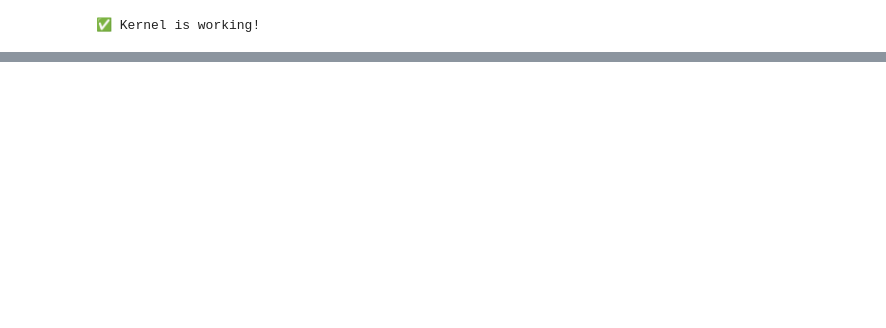
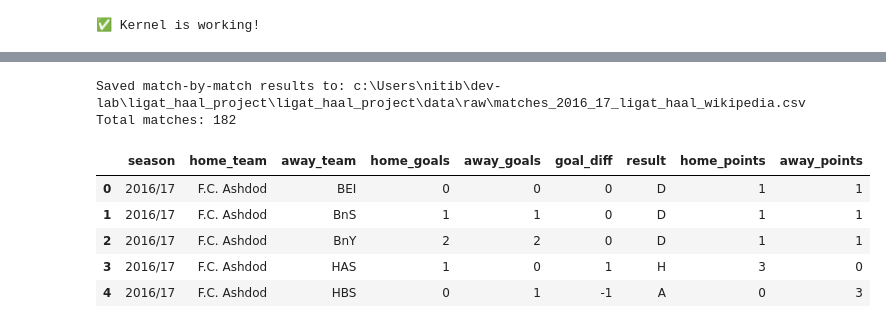
Before and after one commit to Nitaybenadmon123/ligat_haal_project, a Jupyter notebook: ligat_haal_project/notebooks/ligat_haal_project_refactored.ipynb, the cells around one changed output, grey strips where cells are left out. Cells and saved outputs as stored; diff of their text form; code cells hidden in the pictures; blank space fills up the shorter version.

```diff
--- a/ligat_haal_project/notebooks/ligat_haal_project_refactored.ipynb
+++ b/ligat_haal_project/notebooks/ligat_haal_project_refactored.ipynb
@@ -262,0 +885,80 @@ print("✅ Kernel is working!")
+# %%
+# Scrape 2016/17 Ligat Ha'al match-by-match results from Wikipedia and save as CSV
+import pandas as pd
+import requests
+from bs4 import BeautifulSoup
+from pathlib import Path
+import re
+
+# Fetch and parse the Wikipedia page
+url = "https://en.wikipedia.org/wiki/2016%E2%80%9317_Israeli_Premier_League"
+resp = requests.get(url, headers={"User-Agent": "Mozilla/5.0"}, timeout=30)
+resp.raise_for_status()
+soup = BeautifulSoup(resp.text, "lxml")
+
+# Find the results matrix table by checking the first header cell
+results_table = None
+for table in soup.find_all("table", class_="wikitable"):
+    first_row = table.find("tr")
+    if first_row:
+        first_cell = first_row.find("th")
+        if first_cell and ("Home \\ Away" in first_cell.text or "Home / Away" in first_cell.text):
+            results_table = table
+            break
+
+if not results_table:
+    raise ValueError("Could not find results matrix table on Wikipedia page.")
+
+# Parse teams from the first column and first row
+rows = results_table.find_all("tr")
+team_names = [td.get_text(strip=True) for td in rows[0].find_all("th")][1:]
+
+# Build match list
+matches = []
+for i, row in enumerate(rows[1:]):
+    cells = row.find_all(["th", "td"])
+    home_team = cells[0].get_text(strip=True)
+    for j, cell in enumerate(cells[1:]):
+        away_team = team_names[j]
+        score = cell.get_text(strip=True)
+        # Only add if score looks like a result (e.g., '2–1')
+        if re.match(r"^\d+\s*[–-]\s*\d+$", score):
+            home_goals, away_goals = re.split(r"[–-]", score)
+            matches.append({
+                "season": "2016/17",
+                "home_team": home_team,
+                "away_team": away_team,
+                "home_goals": int(home_goals.strip()),
+                "away_goals": int(away_goals.strip()),
+                "score": score
+            })
+
+# Convert to DataFrame and save
+df = pd.DataFrame(matches)
+
+# Add simple derived columns
+df['goal_diff'] = df['home_goals'] - df['away_goals']
+df['result'] = df['goal_diff'].apply(lambda x: "H" if x>0 else ("A" if x<0 else "D"))
+df['home_points'] = df['result'].map({"H":3, "D":1, "A":0}).fillna(0).astype(int)
+df['away_points'] = df['result'].map({"A":3, "D":1, "H":0}).fillna(0).astype(int)
+
+# Select and order columns
+keep_cols = ['season', 'home_team', 'away_team', 'home_goals', 'away_goals',
+             'goal_diff', 'result', 'home_points', 'away_points']
+df = df[keep_cols]
+
+# Save to CSV
+csv_path = Path(DATA_DIR) / "matches_2016_17_ligat_haal_wikipedia.csv"
+df.to_csv(csv_path, index=False, encoding="utf-8-sig")
+print(f"Saved match-by-match results to: {csv_path}")
+print(f"Total matches: {len(df)}")
+df.head()
+# %% [output]
+Saved match-by-match results to: c:\Users\nitib\dev-lab\ligat_haal_project\ligat_haal_project\data\raw\matches_2016_17_ligat_haal_wikipedia.csv
+Total matches: 182
+|  | season | home_team | away_team | home_goals | away_goals | goal_diff | result | home_points | away_points |
+| 0 | 2016/17 | F.C. Ashdod | BEI | 0 | 0 | 0 | D | 1 | 1 |
+| 1 | 2016/17 | F.C. Ashdod | BnS | 1 | 1 | 0 | D | 1 | 1 |
+| 2 | 2016/17 | F.C. Ashdod | BnY | 2 | 2 | 0 | D | 1 | 1 |
+| 3 | 2016/17 | F.C. Ashdod | HAS | 1 | 0 | 1 | H | 3 | 0 |
+| 4 | 2016/17 | F.C. Ashdod | HBS | 0 | 1 | -1 | A | 0 | 3 |
```
Also changed, not shown: parts of 25 cells of this notebook.
